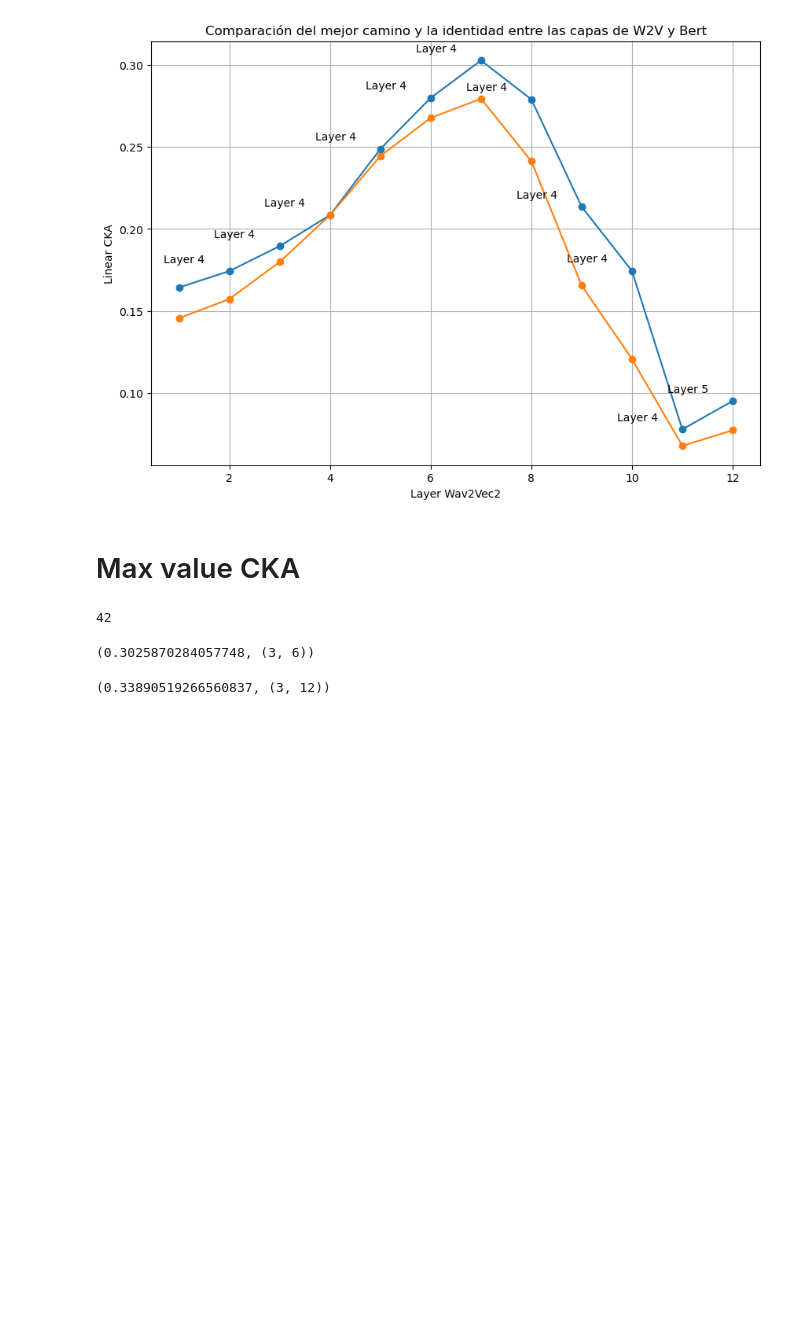
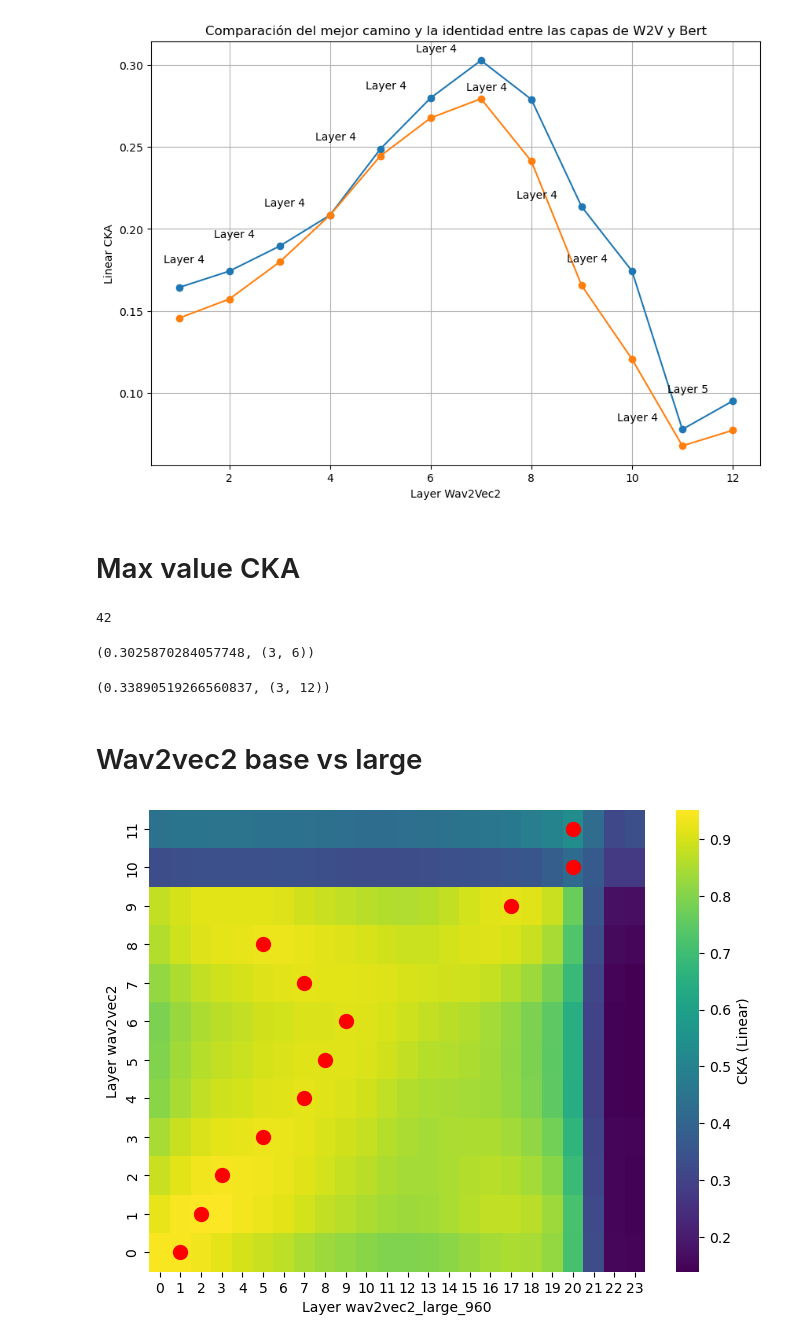
Before and after one commit to ceciliabolanos/layer-analysis, a Jupyter notebook: results/ankita_replicado.ipynb, the cells around one changed output. Drawn from its saved outputs; the diff is of its cells as text; code cells hidden in the pictures; blank space fills up the shorter version.

```diff
--- a/results/ankita_replicado.ipynb
+++ b/results/ankita_replicado.ipynb
@@ -221,3 +222,21 @@ max_value_large, max_indices_large = wav_vs_bert_large.max(), np.unravel_index(w
 max_value_large, max_indices_large
 # %% [output]
 (0.33890519266560837, (3, 12))
+# %% [markdown]
+# Wav2vec2 base vs large
+# %%
+with open('cka_wav2vec2_large_960_wav2vec2.json', 'r') as f:
+    base_vs_large = json.load(f)
+base_vs_large = np.array(base_vs_large)
+# %%
+plt.figure(figsize=(8, 6))
+sns.heatmap(base_vs_large, fmt=".1f", cmap='viridis', cbar_kws={'label': 'CKA (Linear)'})
+plt.xlabel(f"Layer wav2vec2_large_960")
+plt.ylabel(f"Layer wav2vec2")
+plt.ylim(0, len(base_vs_large))
+max_indices = np.argmax(base_vs_large, axis=1)
+for i, max_index in enumerate(max_indices):
+    plt.scatter(max_index + 0.5, i + 0.5, color='red', s=100)
+plt.show()
+# %% [output]
+[figure, added]
```
Also changed, not shown: parts of 3 cells of this notebook, 2 other files.
